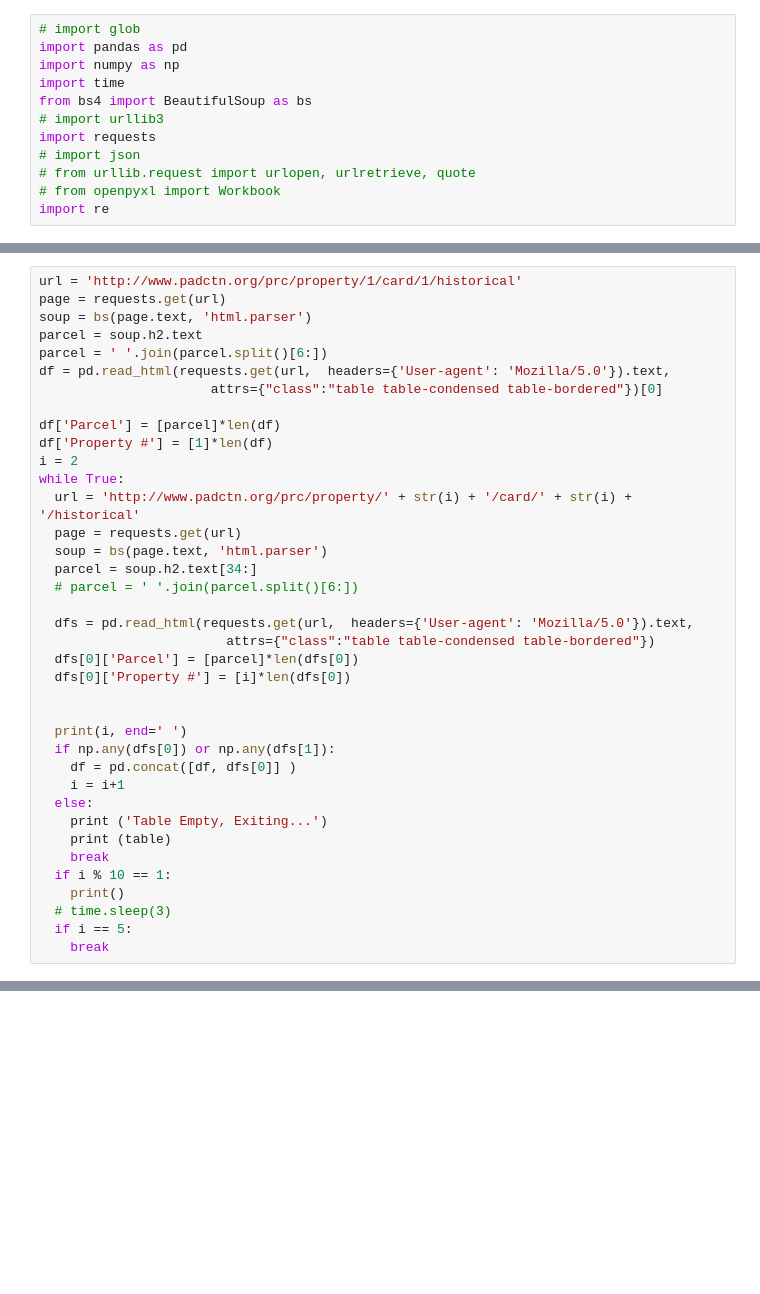
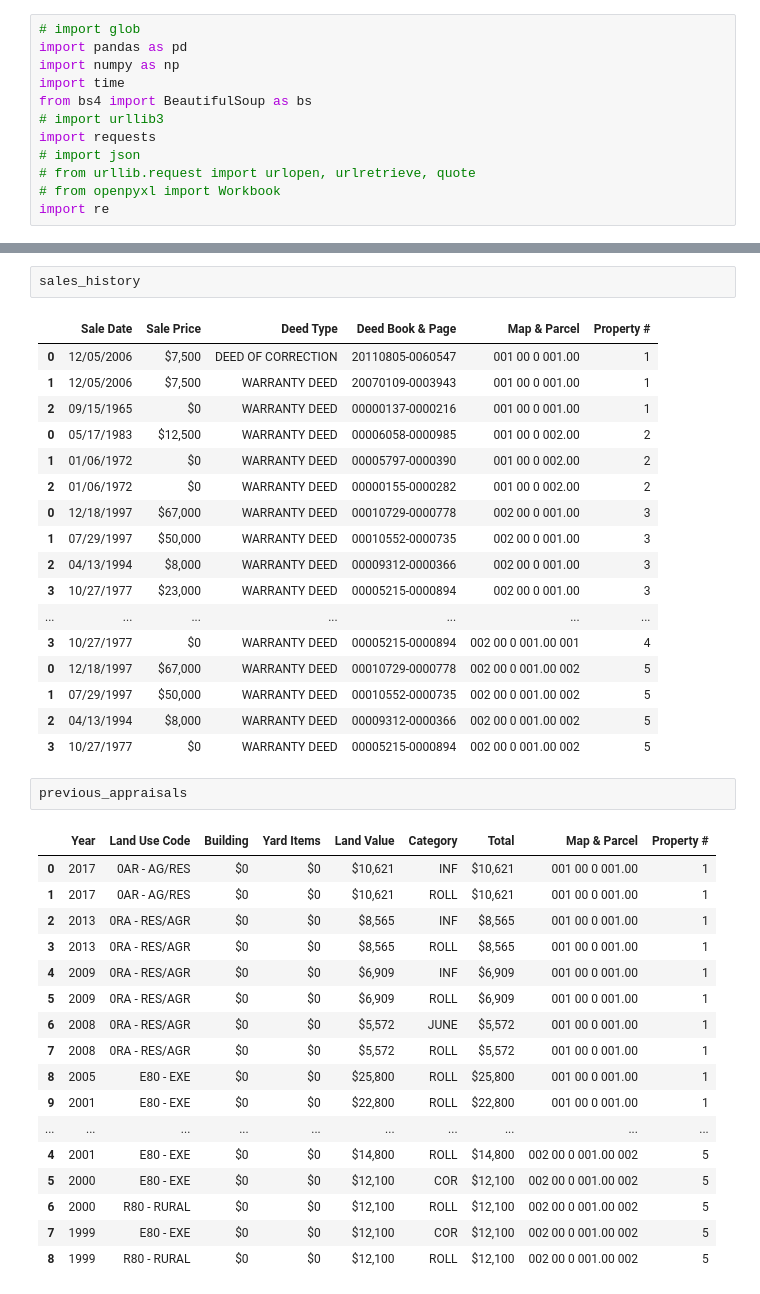
Before and after one commit to parasgulati8/Web-Scraper, a Jupyter notebook: scraper.ipynb, the cells around one changed output, grey strips where cells are left out. Cells and saved outputs as stored; diff of their text form; blank space fills up the shorter version.

```diff
--- a/scraper.ipynb
+++ b/scraper.ipynb
@@ -31,38 +14,0 @@ df
-# %%
-url = 'http://www.padctn.org/prc/property/1/card/1/historical'
-page = requests.get(url)
-soup = bs(page.text, 'html.parser')
-parcel = soup.h2.text
-parcel = ' '.join(parcel.split()[6:])
-df = pd.read_html(requests.get(url,  headers={'User-agent': 'Mozilla/5.0'}).text,
-                      attrs={"class":"table table-condensed table-bordered"})[0]
-
-df['Parcel'] = [parcel]*len(df)
-df['Property #'] = [1]*len(df)
-i = 2
-while True:
-  url = 'http://www.padctn.org/prc/property/' + str(i) + '/card/' + str(i) + '/historical'
-  page = requests.get(url)
-  soup = bs(page.text, 'html.parser')
-  parcel = soup.h2.text[34:]
-  # parcel = ' '.join(parcel.split()[6:])
-
-  dfs = pd.read_html(requests.get(url,  headers={'User-agent': 'Mozilla/5.0'}).text,
-                        attrs={"class":"table table-condensed table-bordered"})
-  dfs[0]['Parcel'] = [parcel]*len(dfs[0])
-  dfs[0]['Property #'] = [i]*len(dfs[0])
-
-
-  print(i, end=' ')
-  if np.any(dfs[0]) or np.any(dfs[1]):
-    df = pd.concat([df, dfs[0]] )
-    i = i+1
-  else:
-    print ('Table Empty, Exiting...')
-    print (table)
-    break
-  if i % 10 == 1:
-    print()
-  # time.sleep(3)
-  if i == 5:
-    break
@@ -92,0 +162,40 @@ df
+# %%
+sales_history
+# %% [output]
+|  | Sale Date | Sale Price | Deed Type | Deed Book & Page | Map & Parcel | Property # |
+| 0 | 12/05/2006 | $7,500 | DEED OF CORRECTION | 20110805-0060547 | 001 00 0 001.00 | 1 |
+| 1 | 12/05/2006 | $7,500 | WARRANTY DEED | 20070109-0003943 | 001 00 0 001.00 | 1 |
+| 2 | 09/15/1965 | $0 | WARRANTY DEED | 00000137-0000216 | 001 00 0 001.00 | 1 |
+| 0 | 05/17/1983 | $12,500 | WARRANTY DEED | 00006058-0000985 | 001 00 0 002.00 | 2 |
+| 1 | 01/06/1972 | $0 | WARRANTY DEED | 00005797-0000390 | 001 00 0 002.00 | 2 |
+| 2 | 01/06/1972 | $0 | WARRANTY DEED | 00000155-0000282 | 001 00 0 002.00 | 2 |
+| 0 | 12/18/1997 | $67,000 | WARRANTY DEED | 00010729-0000778 | 002 00 0 001.00 | 3 |
+| 1 | 07/29/1997 | $50,000 | WARRANTY DEED | 00010552-0000735 | 002 00 0 001.00 | 3 |
+| 2 | 04/13/1994 | $8,000 | WARRANTY DEED | 00009312-0000366 | 002 00 0 001.00 | 3 |
+| 3 | 10/27/1977 | $23,000 | WARRANTY DEED | 00005215-0000894 | 002 00 0 001.00 | 3 |
+| ... | ... | ... | ... | ... | ... | ... |
+| 3 | 10/27/1977 | $0 | WARRANTY DEED | 00005215-0000894 | 002 00 0 001.00 001 | 4 |
+| 0 | 12/18/1997 | $67,000 | WARRANTY DEED | 00010729-0000778 | 002 00 0 001.00 002 | 5 |
+| 1 | 07/29/1997 | $50,000 | WARRANTY DEED | 00010552-0000735 | 002 00 0 001.00 002 | 5 |
+| 2 | 04/13/1994 | $8,000 | WARRANTY DEED | 00009312-0000366 | 002 00 0 001.00 002 | 5 |
+| 3 | 10/27/1977 | $0 | WARRANTY DEED | 00005215-0000894 | 002 00 0 001.00 002 | 5 |
+# %%
+previous_appraisals
+# %% [output]
+|  | Year | Land Use Code | Building | Yard Items | Land Value | Category | Total | Map & Parcel | Property # |
+| 0 | 2017 | 0AR - AG/RES | $0 | $0 | $10,621 | INF | $10,621 | 001 00 0 001.00 | 1 |
+| 1 | 2017 | 0AR - AG/RES | $0 | $0 | $10,621 | ROLL | $10,621 | 001 00 0 001.00 | 1 |
+| 2 | 2013 | 0RA - RES/AGR | $0 | $0 | $8,565 | INF | $8,565 | 001 00 0 001.00 | 1 |
+| 3 | 2013 | 0RA - RES/AGR | $0 | $0 | $8,565 | ROLL | $8,565 | 001 00 0 001.00 | 1 |
+| 4 | 2009 | 0RA - RES/AGR | $0 | $0 | $6,909 | INF | $6,909 | 001 00 0 001.00 | 1 |
+| 5 | 2009 | 0RA - RES/AGR | $0 | $0 | $6,909 | ROLL | $6,909 | 001 00 0 001.00 | 1 |
+| 6 | 2008 | 0RA - RES/AGR | $0 | $0 | $5,572 | JUNE | $5,572 | 001 00 0 001.00 | 1 |
+| 7 | 2008 | 0RA - RES/AGR | $0 | $0 | $5,572 | ROLL | $5,572 | 001 00 0 001.00 | 1 |
+| 8 | 2005 | E80 - EXE | $0 | $0 | $25,800 | ROLL | $25,800 | 001 00 0 001.00 | 1 |
+| 9 | 2001 | E80 - EXE | $0 | $0 | $22,800 | ROLL | $22,800 | 001 00 0 001.00 | 1 |
+| ... | ... | ... | ... | ... | ... | ... | ... | ... | ... |
+| 4 | 2001 | E80 - EXE | $0 | $0 | $14,800 | ROLL | $14,800 | 002 00 0 001.00 002 | 5 |
+| 5 | 2000 | E80 - EXE | $0 | $0 | $12,100 | COR | $12,100 | 002 00 0 001.00 002 | 5 |
+| 6 | 2000 | R80 - RURAL | $0 | $0 | $12,100 | ROLL | $12,100 | 002 00 0 001.00 002 | 5 |
+| 7 | 1999 | E80 - EXE | $0 | $0 | $12,100 | COR | $12,100 | 002 00 0 001.00 002 | 5 |
+| 8 | 1999 | R80 - RURAL | $0 | $0 | $12,100 | ROLL | $12,100 | 002 00 0 001.00 002 | 5 |
```
Also changed, not shown: parts of 9 cells of this notebook.
